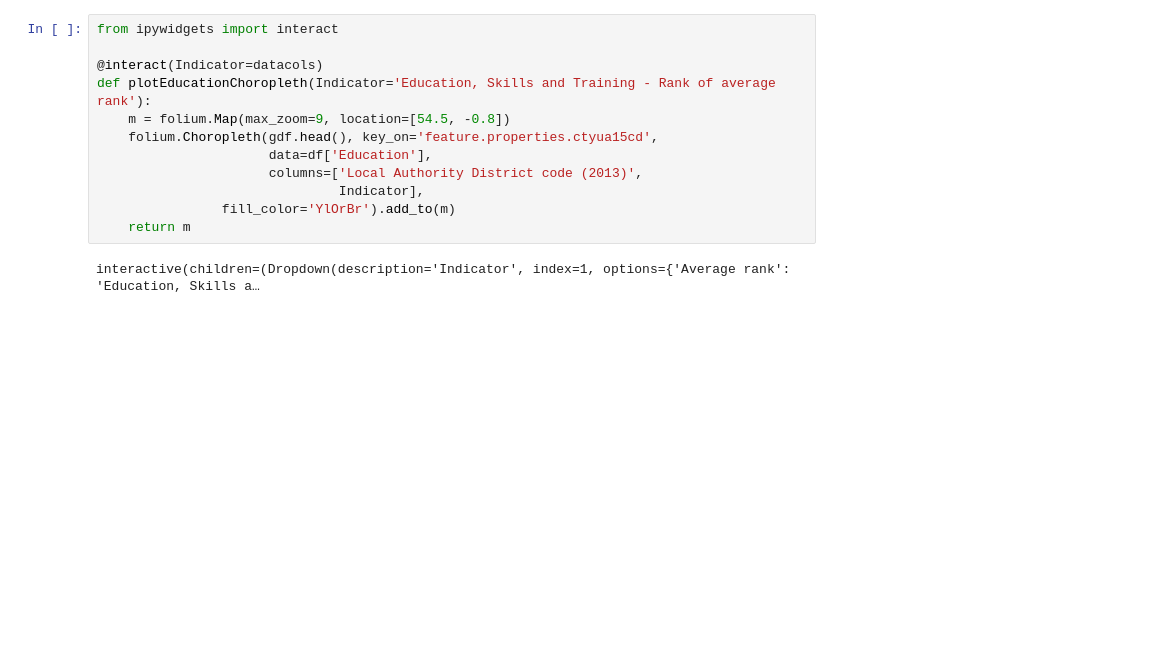
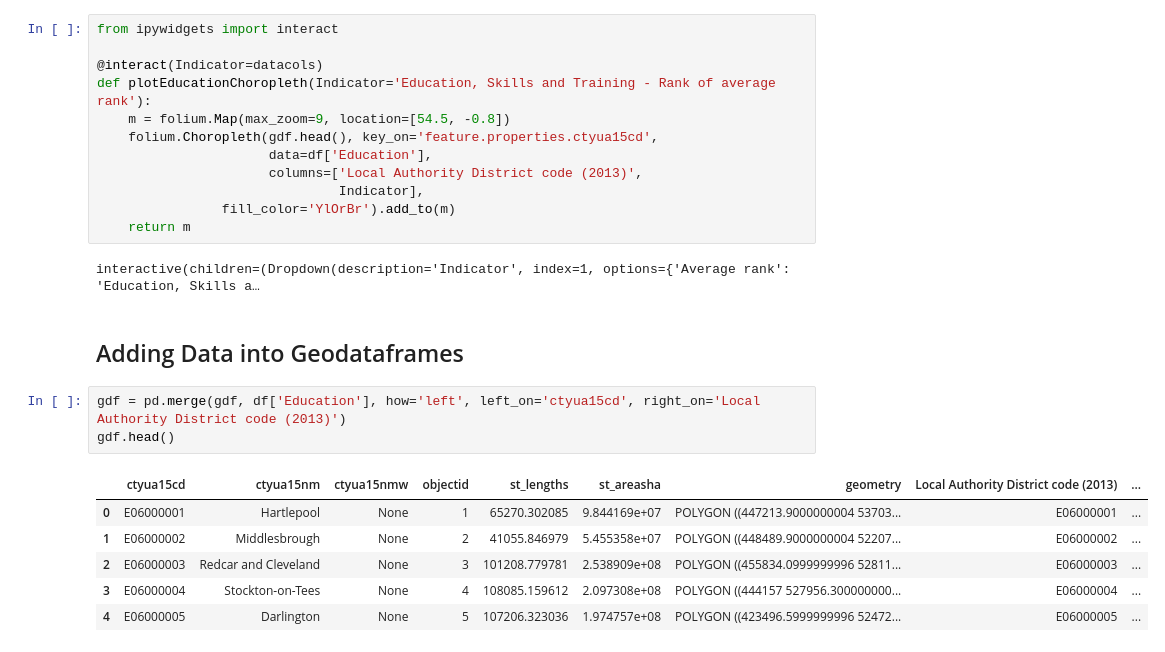
Before and after one commit to ouseful-demos/choropleth-map-demo, a Jupyter notebook: ONS Boundaries-Choropleth Demo.ipynb, the cells around one changed output. Saved outputs shown, nothing was run; the diff lists cells and outputs as text; blank space fills up the shorter version.

```diff
--- a/ONS Boundaries-Choropleth Demo.ipynb
+++ b/ONS Boundaries-Choropleth Demo.ipynb
@@ -145,3 +181,15 @@ def plotEducationChoropleth(Indicator='Education, Skills and Training - Rank of
     return m
 # %% [output]
 interactive(children=(Dropdown(description='Indicator', index=1, options={'Average rank': 'Education, Skills a…
+# %% [markdown]
+## Adding Data into Geodataframes
+# %%
+gdf = pd.merge(gdf, df['Education'], how='left', left_on='ctyua15cd', right_on='Local Authority District code (2013)')
+gdf.head()
+# %% [output]
+|  | ctyua15cd | ctyua15nm | ctyua15nmw | objectid | st_lengths | st_areasha | geometry | Local Authority District code (2013) | ... |
+| 0 | E06000001 | Hartlepool | None | 1 | 65270.302085 | 9.844169e+07 | POLYGON ((447213.9000000004 53703... | E06000001 | ... |
+| 1 | E06000002 | Middlesbrough | None | 2 | 41055.846979 | 5.455358e+07 | POLYGON ((448489.9000000004 52207... | E06000002 | ... |
+| 2 | E06000003 | Redcar and Cleveland | None | 3 | 101208.779781 | 2.538909e+08 | POLYGON ((455834.0999999996 52811... | E06000003 | ... |
+| 3 | E06000004 | Stockton-on-Tees | None | 4 | 108085.159612 | 2.097308e+08 | POLYGON ((444157 527956.300000000... | E06000004 | ... |
+| 4 | E06000005 | Darlington | None | 5 | 107206.323036 | 1.974757e+08 | POLYGON ((423496.5999999996 52472... | E06000005 | ... |
```
Also changed, not shown: parts of 7 cells of this notebook.
